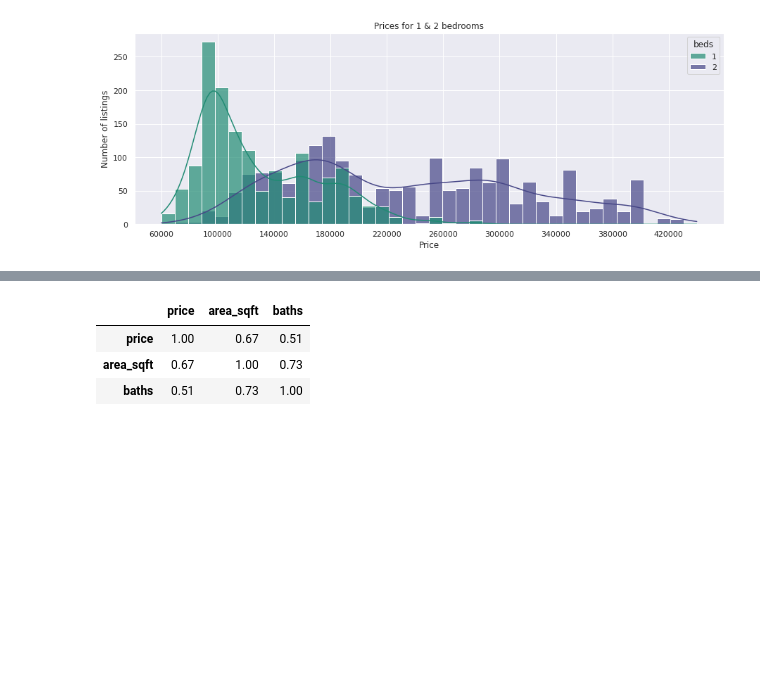
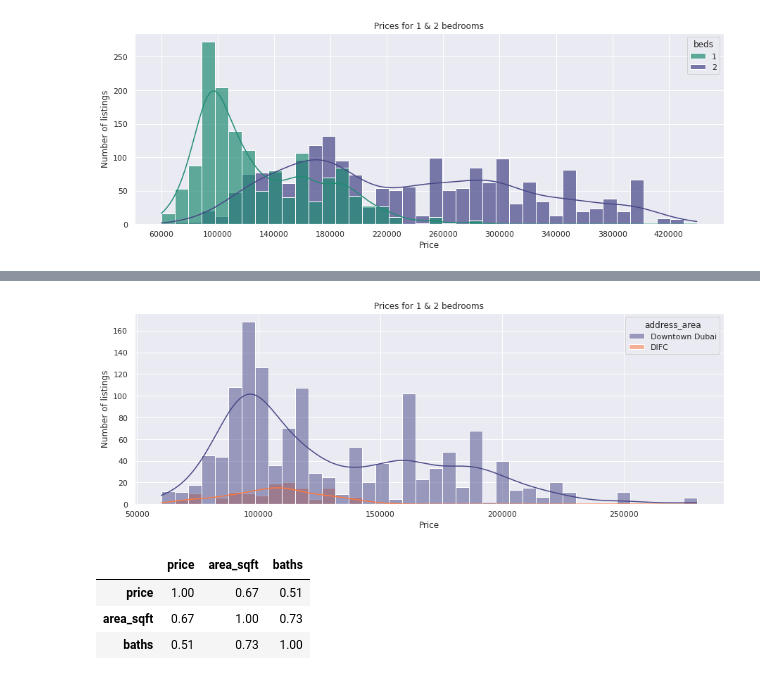
Before and after one commit to imeleges/REMA_Dubai, a Jupyter notebook: bayut_dubai_difc_downtown.ipynb, the cells around one changed output, grey strips where cells are left out. Drawn from its saved outputs; the diff is of its cells as text; code cells hidden in the pictures; blank space fills up the shorter version.

```diff
--- a/bayut_dubai_difc_downtown.ipynb
+++ b/bayut_dubai_difc_downtown.ipynb
@@ -605,2 +618,4 @@ custom_colors = ['#ffb142', '#218c74', '#474787', '#b33939', '#227093', '#84817a
 bdr_list = [0,1,2,3,4,5]
+# %%
+colors_01 = ['#474787', '#ff793f']
 # %%
@@ -846,0 +887,21 @@ plt.show()
+# %%
+plt.figure(figsize=(15, 5))
+
+sns.histplot(data = data_1_2BDR.query('beds == 1 and price < 450_000'),
+             x = 'price',
+             hue = 'address_area',
+             alpha = .5,
+             kde = True,
+             bins = 40,
+             palette = colors_01
+
+
+)
+plt.title('Prices for 1 & 2 bedrooms')
+plt.ylabel('Number of listings')
+plt.xlabel('Price')
+plt.ticklabel_format(axis = 'x', style = 'plain')
+# plt.xticks(np.arange(60_000, 450_000, 40_000))
+plt.show()
+# %% [output]
+[figure, added]
```
Also changed, not shown: parts of 16 cells of this notebook.
